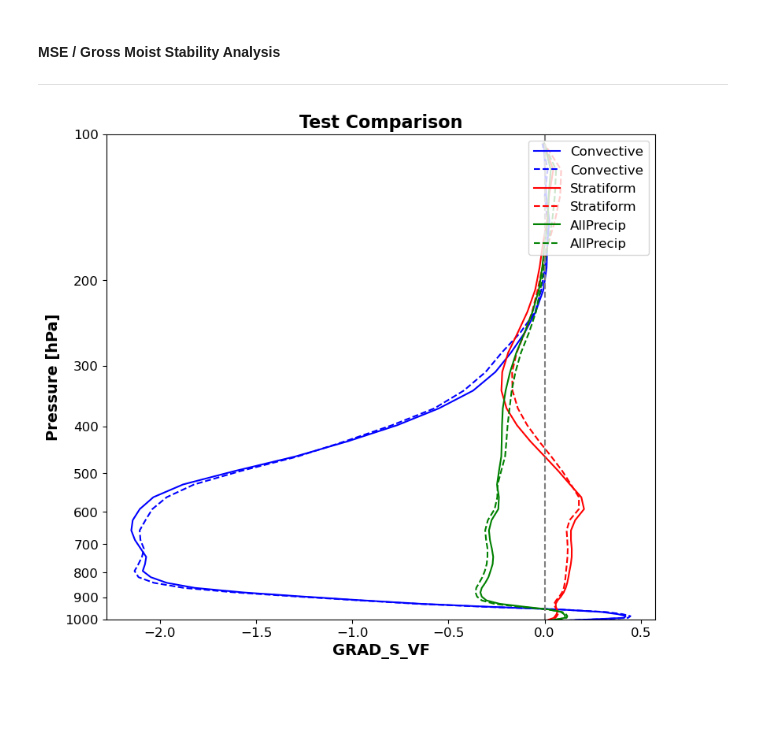
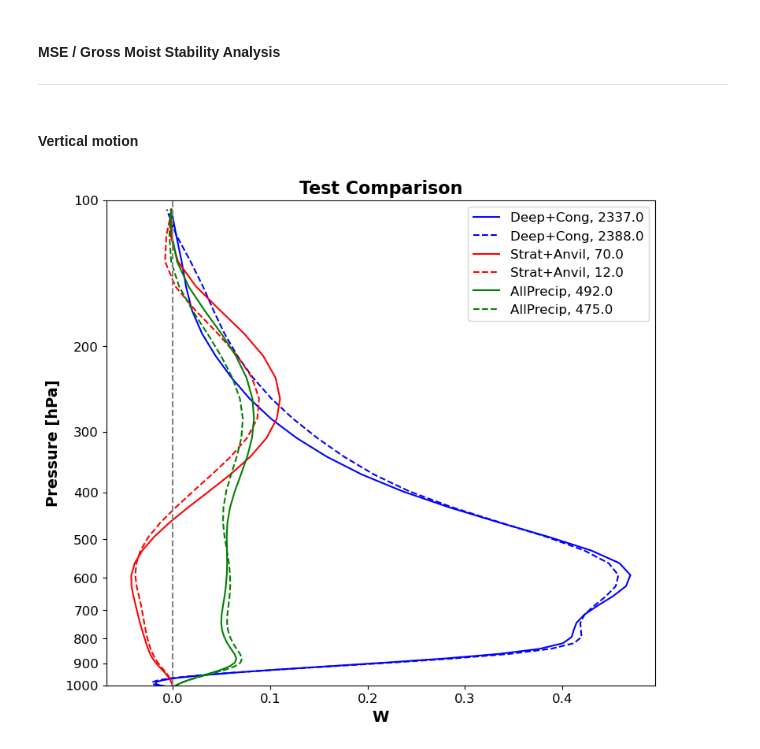
Before and after one commit to jhruppert/jhr-wrf-python, a Jupyter notebook: mse_profiles.ipynb, the cells around one changed output. Cells and saved outputs as stored; diff of their text form; code cells hidden in the pictures; blank space fills up the shorter version.

```diff
--- a/mse_profiles.ipynb
+++ b/mse_profiles.ipynb
@@ -255,7 +261,7 @@ lwmse, lwmse_cs = mse_variance(mse, lw_net, lw_net_cs)
 
 p_hyd2, dp2, q_var2, c_type2 = class_variables(wrfout2)
 c_type_og2 = read_ctype_og(testdir2, t02)
-w2, tmpk2, qv2, rho2 = misc_variables(wrfout2, p_hyd2)
+w2, u2, v2, tmpk2, qv2, rho2 = misc_variables(wrfout2, p_hyd2)
 crf2, lw_net2, lw_net_cs2 = rad_tend(wrfout2)
 dse_z2, mse_z2 = static_energies(wrfout2, tmpk2, qv2, dp2)
 dse2 = vertical_int(dse_z2, dp2)
@@ -467,0 +435,4 @@ var_profiles_class(var, c_type, c_type_og, pres, xlabel)
+# %%
+var = np.copy(dse_z)*1e-3
+xlabel = 'DSE [10$^3$ J/kg]'
+var_profiles_class(var, c_type, c_type_og, pres, xlabel, zeroline=False)
@@ -473,12 +446,19 @@ var_profiles_class(var, c_type, c_type_og, pres, xlabel)
 def plot_prof_compare_tests(var_profile1, var_profile2, precip_list, xlabel, pres, zeroline=True):
     fig = plt.figure(figsize=(9,8),facecolor='white')
     ax = fig.add_subplot(111)
-    ax.plot(var_profile1[0], pres, label=precip_list[0], color='blue')
-    ax.plot(var_profile2[0], pres, label=precip_list[0], color='blue', linestyle='--')
-    ax.plot(var_profile1[1], pres, label=precip_list[1], color='red')
-    ax.plot(var_profile2[1], pres, label=precip_list[1], color='red', linestyle='--')
-    ax.plot(var_profile1[2], pres, label=precip_list[2], color='green')
-    ax.plot(var_profile2[2], pres, label=precip_list[2], color='green', linestyle='--')
+    dp2 = np.gradient(pres*1e2)
+    vint = str(np.round(vertical_int(var_profile1[0], dp2)))
+    ax.plot(var_profile1[0], pres, label=precip_list[0]+', '+vint, color='blue')
+    vint = str(np.round(vertical_int(var_profile2[0], dp2)))
+    ax.plot(var_profile2[0], pres, label=precip_list[0]+', '+vint, color='blue', linestyle='--')
+    vint = str(np.round(vertical_int(var_profile1[1], dp2)))
+    ax.plot(var_profile1[1], pres, label=precip_list[1]+', '+vint, color='red')
+    vint = str(np.round(vertical_int(var_profile2[1], dp2)))
+    ax.plot(var_profile2[1], pres, label=precip_list[1]+', '+vint, color='red', linestyle='--')
+    vint = str(np.round(vertical_int(var_profile1[2], dp2)))
+    ax.plot(var_profile1[2], pres, label=precip_list[2]+', '+vint, color='green')
+    vint = str(np.round(vertical_int(var_profile2[2], dp2)))
+    ax.plot(var_profile2[2], pres, label=precip_list[2]+', '+vint, color='green', linestyle='--')
     ax.set_title('Test Comparison', size=16, weight='bold')
     plt.legend(loc='upper right', fontsize=12)
     plt.gca().invert_yaxis()
@@ -495,7 +475,7 @@ def plot_prof_compare_tests(var_profile1, var_profile2, precip_list, xlabel, pre
 # Function to get class-averaged profiles comparing two tests
 def var_profiles_compare_tests(var1, var2, c_type1, c_type2, pres, xlabel, zeroline=True):
     # New classification scheme
-    precip_list = ['Convective', 'Stratiform', 'AllPrecip']
+    precip_list = ['Deep+Cong', 'Strat+Anvil', 'AllPrecip']
     n_class = len(precip_list)
     var_profile1 = np.ma.empty((n_class,nz))
     var_profile2 = np.ma.empty((n_class,nz))
@@ -543,11 +519,10 @@ def var_mean_2d(var):
+# %% [markdown]
+#### Vertical motion
 # %%
-# Grad_s_adv: test comparison
-grad_s_vf1 = calc_vadv(w, rho, dse_z, pres*1e2)
-var1 = np.copy(grad_s_vf1)
-grad_s_vf2 = calc_vadv(w2, rho2, dse_z2, pres2*1e2)
-var2 = np.copy(grad_s_vf2)
-xlabel = 'GRAD_S_VF'
+# Vertical motion: test comparison
+var1 = np.copy(w)
+var2 = np.copy(w2)
+xlabel = 'W'
 var_profiles_compare_tests(var1, var2, c_type, c_type2, pres, xlabel, zeroline=True)
-# var_profiles_class(var, c_type, c_type_og, pres, xlabel)
 # %% [output]
-[figure, old version]
+[figure, new version]
```
Also changed, not shown: parts of 26 cells of this notebook.
